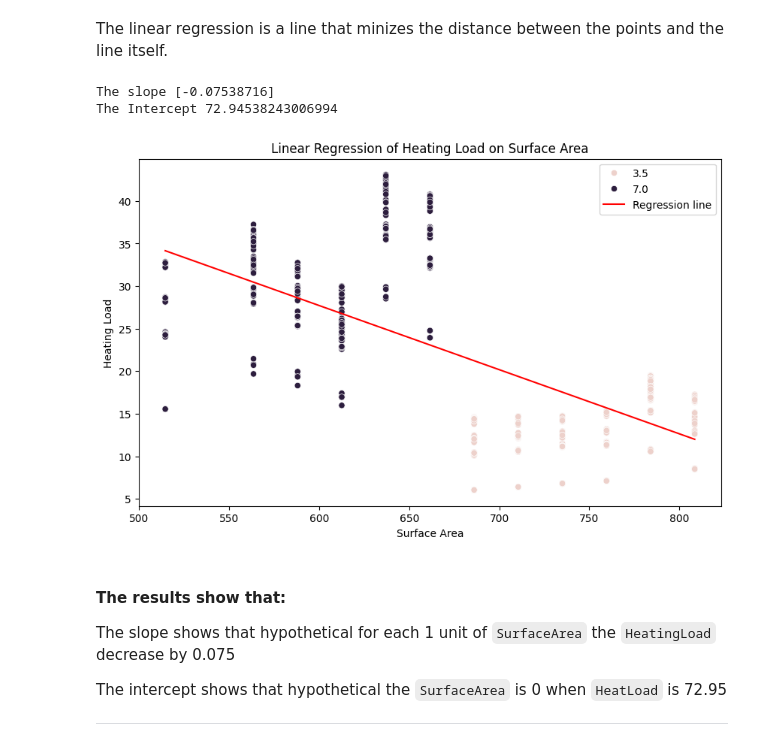
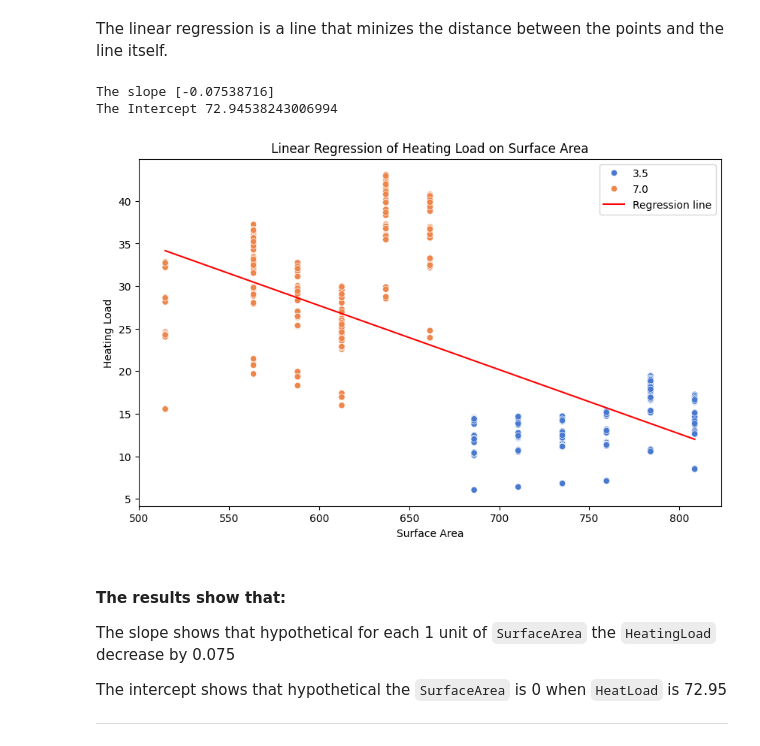
Before and after one commit to Sebastianrix/Data-Things, a Jupyter notebook: 4) Regression/Exercises in linear regression.ipynb, the cells around one changed output. Saved outputs shown, nothing was run; the diff lists cells and outputs as text; code cells hidden in the pictures.

```diff
--- a/4) Regression/Exercises in linear regression.ipynb
+++ b/4) Regression/Exercises in linear regression.ipynb
@@ -148,30 +148,32 @@ The linear regression is a line that minizes the distance between the points and
 # %%
 from sklearn.linear_model import LinearRegression
 
 x = df[['SurfaceArea']]
 y = df['HeatingLoad']
 model = LinearRegression()
 model.fit(x, y)
 
 print(f"The slope",model.coef_)
 print(f"The Intercept",model.intercept_)
 
 plt.figure(figsize=(10, 6))
 sns.scatterplot(
     data=df,
     x='SurfaceArea',
     y='HeatingLoad',
-    hue='OverallHeight',)
+    hue='OverallHeight',
+    palette = 'muted'
+)
 plt.plot(df['SurfaceArea'], model.predict(x), color='red', label='Regression line')
 plt.title('Linear Regression of Heating Load on Surface Area')
 plt.xlabel('Surface Area')
 plt.ylabel('Heating Load')
 plt.legend()
 plt.show()
 # %% [output]
 The slope [-0.07538716]
 The Intercept 72.94538243006994
-[figure, old version]
+[figure, new version]
 # %% [markdown]
 <h4>The results show that:</h4>
 <p>The slope shows that hypothetical for each 1 unit of <code>SurfaceArea</code> the <code>HeatingLoad</code> decrease by 0.075</p>
```
Also changed, not shown: parts of 4 cells of this notebook.
